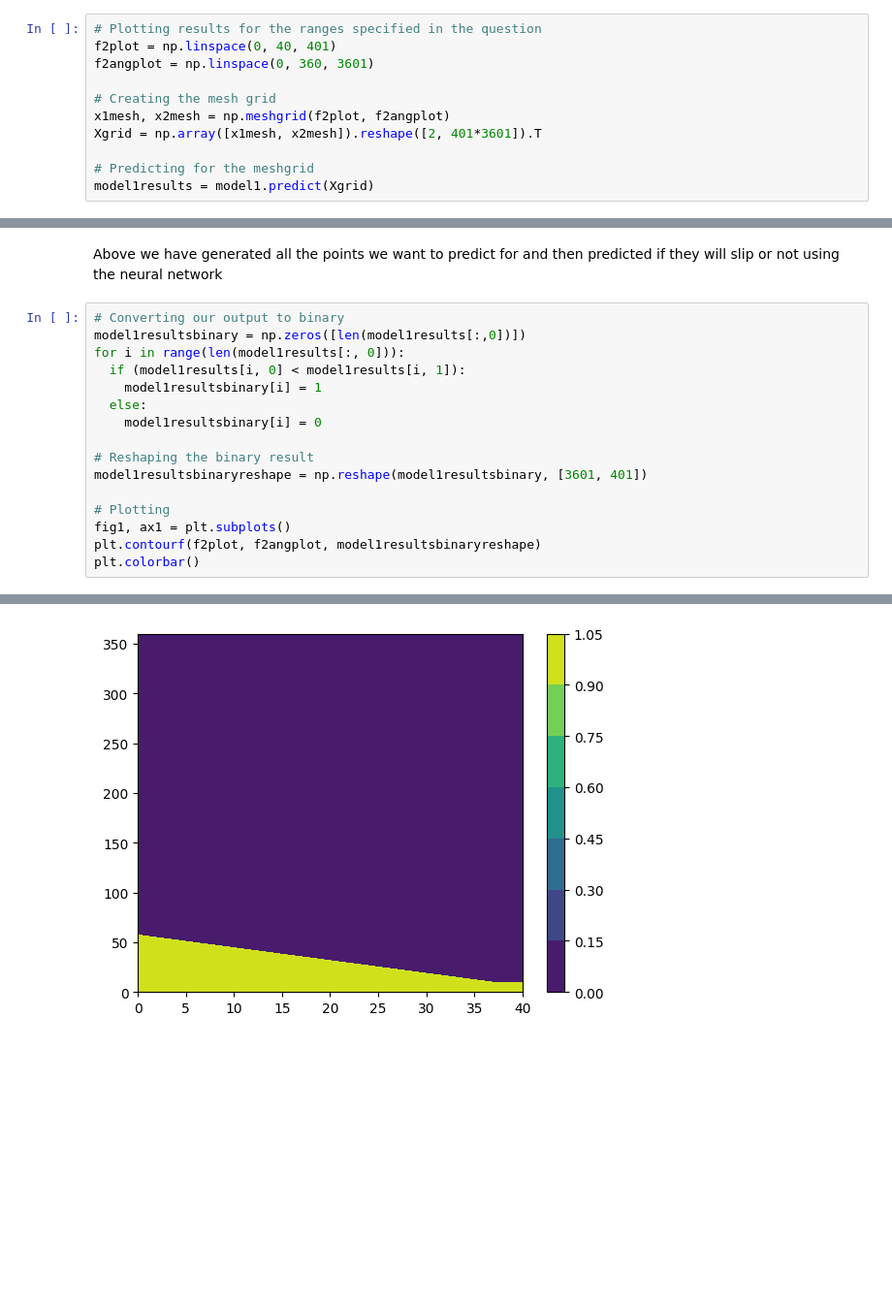
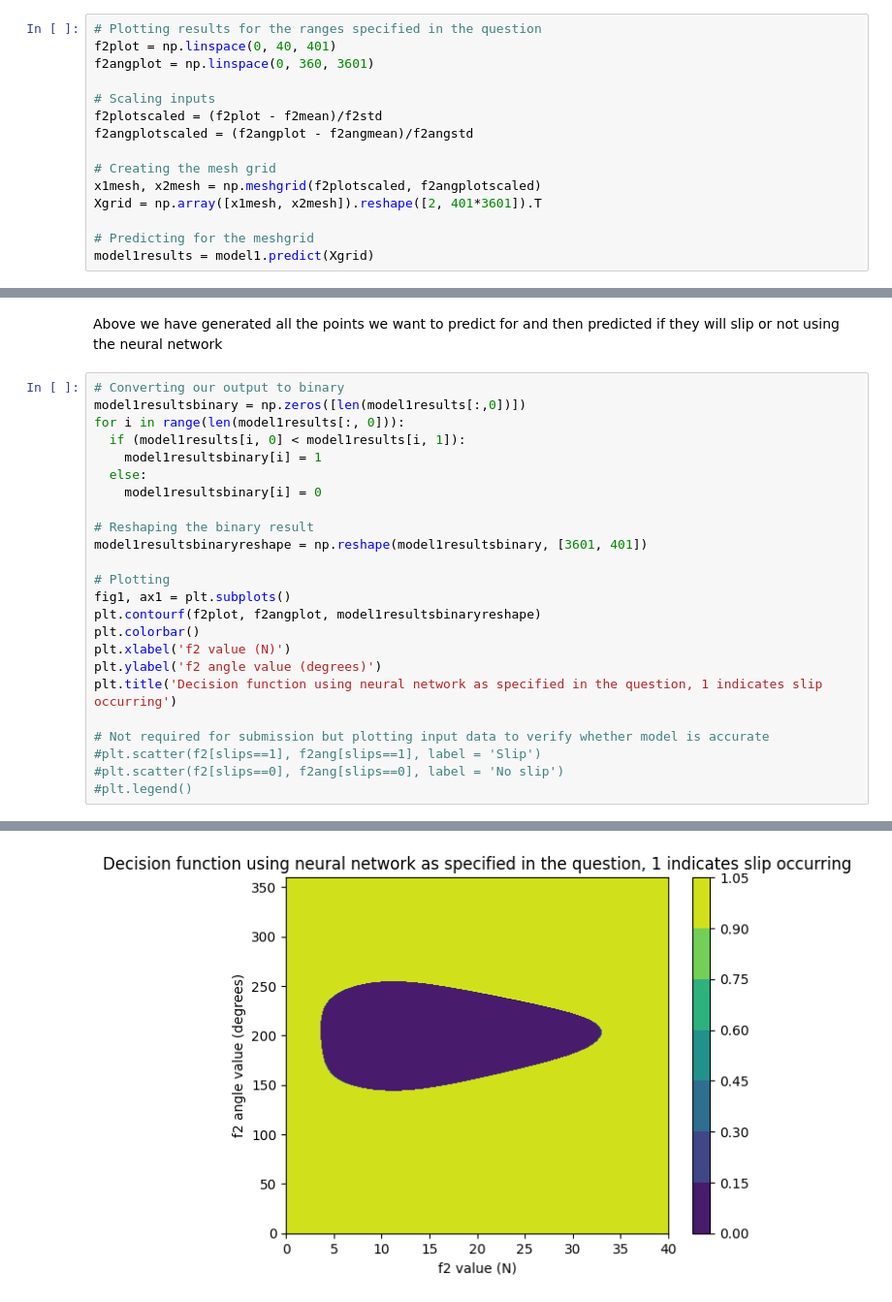
Before and after one commit to JGrant3101/ME4MachineLearning, a Jupyter notebook: Tutorial10.ipynb, the cells around one changed output, grey strips where cells are left out. Shown: that part at 97% size. Saved outputs shown, nothing was run; the diff lists cells and outputs as text; blank space fills up the shorter version.

```diff
--- a/Tutorial10.ipynb
+++ b/Tutorial10.ipynb
@@ -109,8 +109,12 @@ Above the neural network has been created and trained as suggested in the tutori
 f2plot = np.linspace(0, 40, 401)
 f2angplot = np.linspace(0, 360, 3601)
 
+# Scaling inputs
+f2plotscaled = (f2plot - f2mean)/f2std
+f2angplotscaled = (f2angplot - f2angmean)/f2angstd
+
 # Creating the mesh grid
-x1mesh, x2mesh = np.meshgrid(f2plot, f2angplot)
+x1mesh, x2mesh = np.meshgrid(f2plotscaled, f2angplotscaled)
 Xgrid = np.array([x1mesh, x2mesh]).reshape([2, 401*3601]).T
 
 # Predicting for the meshgrid
@@ -135,4 +139,12 @@ model1resultsbinaryreshape = np.reshape(model1resultsbinary, [3601, 401])
 fig1, ax1 = plt.subplots()
 plt.contourf(f2plot, f2angplot, model1resultsbinaryreshape)
 plt.colorbar()
+plt.xlabel('f2 value (N)')
+plt.ylabel('f2 angle value (degrees)')
+plt.title('Decision function using neural network as specified in the question, 1 indicates slip occurring')
+
+# Not required for submission but plotting input data to verify whether model is accurate
+#plt.scatter(f2[slips==1], f2ang[slips==1], label = 'Slip')
+#plt.scatter(f2[slips==0], f2ang[slips==0], label = 'No slip')
+#plt.legend()
 # %% [output]
@@ -140 +152 @@ plt.colorbar()
-[figure, old version]
+[figure, new version]
```
Also changed, not shown: parts of 14 cells of this notebook.
